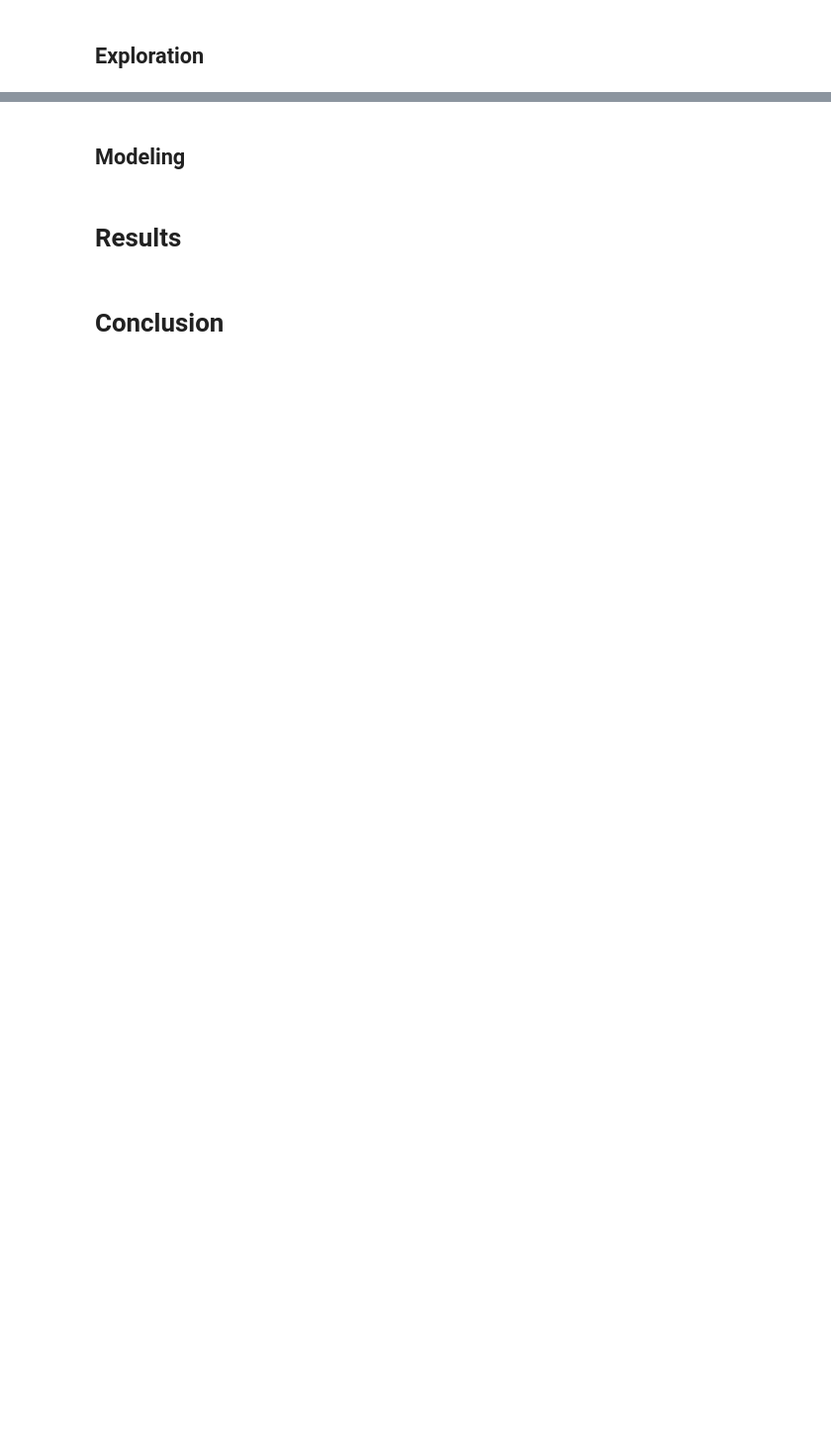
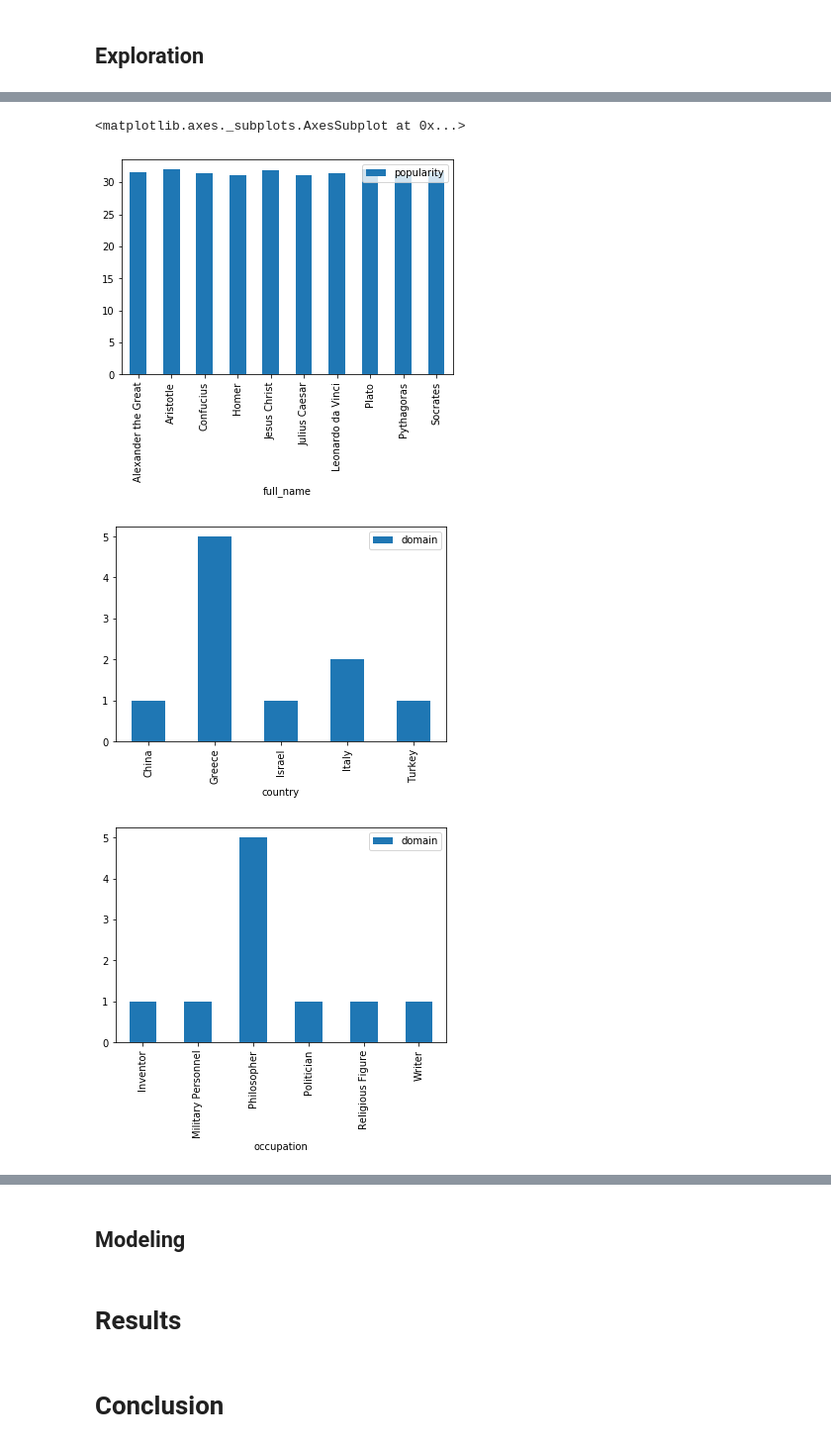
Before and after one commit to tbahng/ist652-final_project, a Jupyter notebook: Final_Project_Report.ipynb, the cells around one changed output, grey strips where cells are left out. Shown at 99% size. Cells and saved outputs as stored; diff of their text form; code cells hidden in the pictures; blank space fills up the shorter version.

```diff
--- a/Final_Project_Report.ipynb
+++ b/Final_Project_Report.ipynb
@@ -267,2 +261,5 @@ dfCleanData.loc[:,columnToDisplayCleanData].tail(5)
 # %% [markdown]
 ## Exploration
+# %%
+dfTopMostPopular = pd.DataFrame(dfCleanData.sort_values(by = ['popularity'], ascending = False).loc[:,columnToDisplayCleanData].head(10))
+dfTopMostPopular
@@ -268,0 +278,9 @@ dfCleanData.loc[:,columnToDisplayCleanData].tail(5)
+# %%
+pd.DataFrame(dfTopMostPopular.groupby(['full_name'])['popularity'].sum()).plot.bar()
+pd.DataFrame(dfTopMostPopular.groupby(['country'])['domain'].count()).plot.bar()
+pd.DataFrame(dfTopMostPopular.groupby(['occupation'])['domain'].count()).plot.bar()
+# %% [output]
+<matplotlib.axes._subplots.AxesSubplot at 0x...>
+[figure, added]
+[figure, added]
+[figure, added]
```
Also changed, not shown: parts of 47 cells of this notebook.
